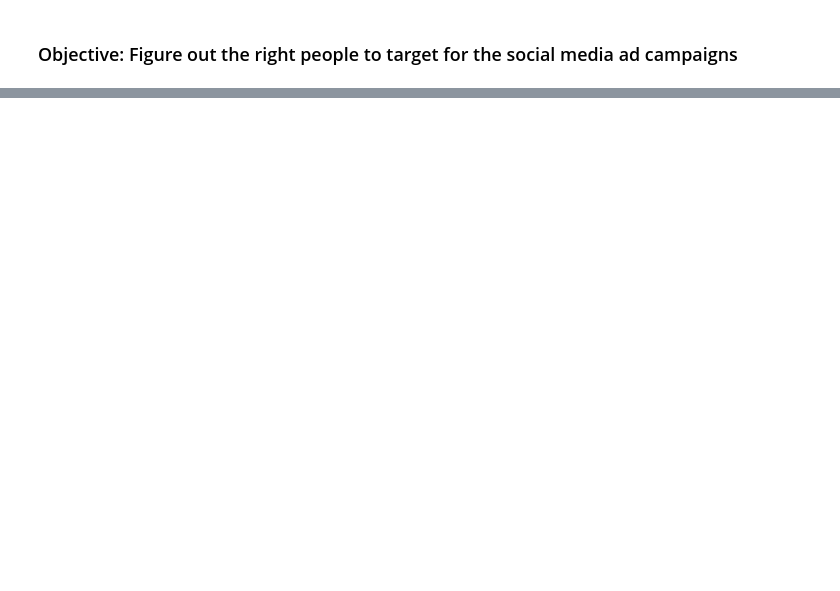
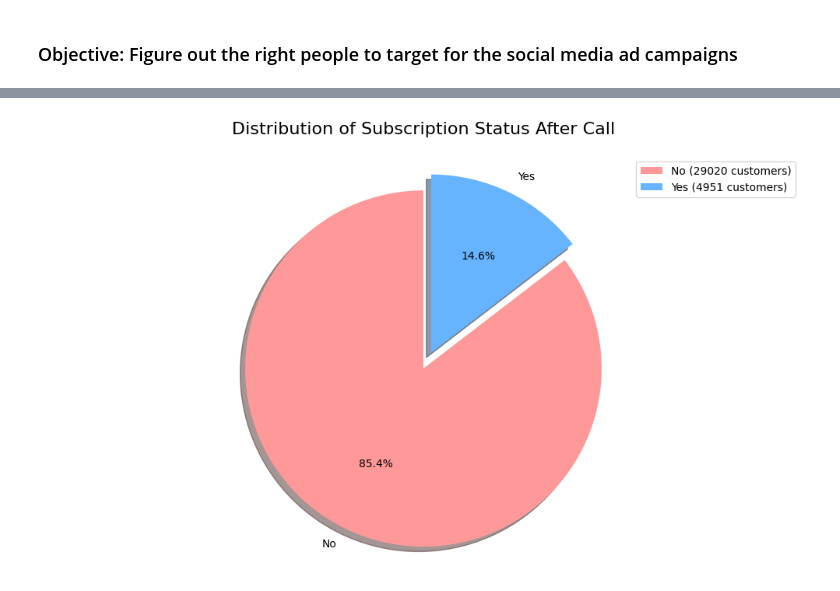
Before and after one commit to NumericCamel/Portfolio, a Jupyter notebook: MarketingAnalaysis/AnalysisFinal.ipynb, the cells around one changed output, grey strips where cells are left out. Cells and saved outputs as stored; diff of their text form; code cells hidden in the pictures; blank space fills up the shorter version.

```diff
--- a/MarketingAnalaysis/AnalysisFinal.ipynb
+++ b/MarketingAnalaysis/AnalysisFinal.ipynb
@@ -176,0 +724,41 @@ ValueError: Pandas data cast to numpy dtype of object. Check input data with np.
+# %%
+# Create a pie chart to visualize the distribution of subscription (yes/no)
+plt.figure(figsize=(10, 6))
+
+# Count the values in the subscription column
+subscription_counts = df_model['subscribed_term_deposit'].value_counts()
+
+# Calculate percentages
+subscription_percentages = subscription_counts / subscription_counts.sum() * 100
+
+# Create the pie chart with percentages
+plt.pie(
+    subscription_counts,
+    labels=['No', 'Yes'] if subscription_counts.index[0] == 0 else ['Yes', 'No'],
+    autopct='%1.1f%%',
+    startangle=90,
+    colors=['#ff9999', '#66b3ff'],
+    explode=(0, 0.1),  # Explode the 'Yes' slice for emphasis
+    shadow=True
+)
+
+# Add a title
+plt.title('Distribution of Subscription Status After Call', fontsize=16, pad=20)
+
+# Add a legend with counts
+plt.legend(
+    [f'No ({subscription_counts[0]} customers)',
+     f'Yes ({subscription_counts[1]} customers)']
+    if subscription_counts.index[0] == 0 else
+    [f'Yes ({subscription_counts[1]} customers)',
+     f'No ({subscription_counts[0]} customers)'],
+    loc='best'
+)
+
+# Equal aspect ratio ensures that pie is drawn as a circle
+plt.axis('equal')
+
+plt.tight_layout()
+plt.show()
+# %% [output]
+[figure, added]
```
Also changed, not shown: parts of 19 cells of this notebook.
